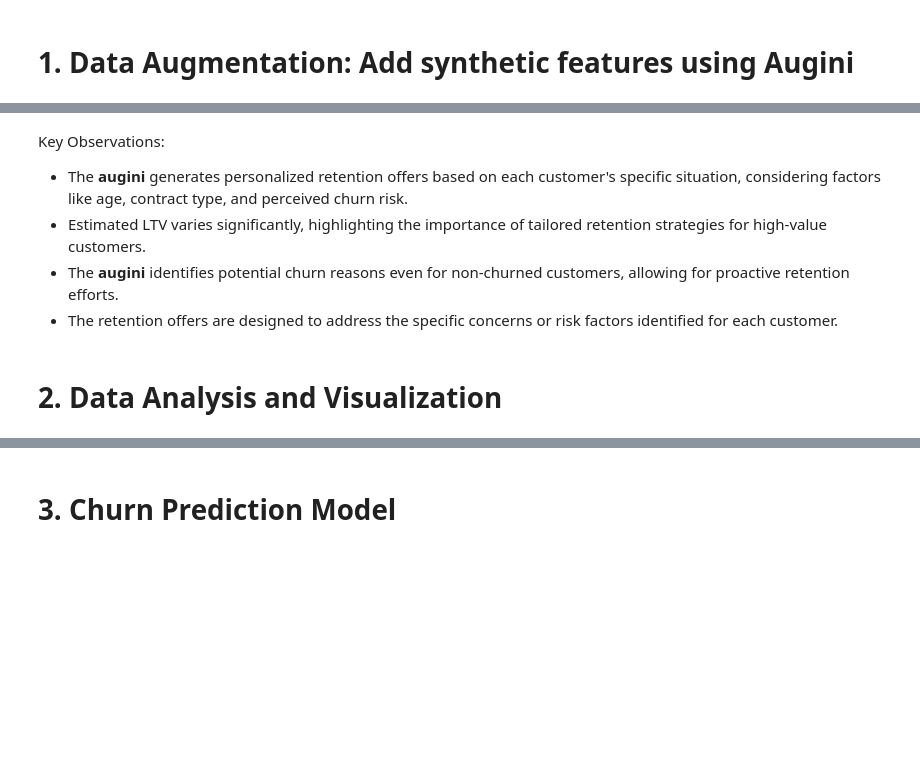
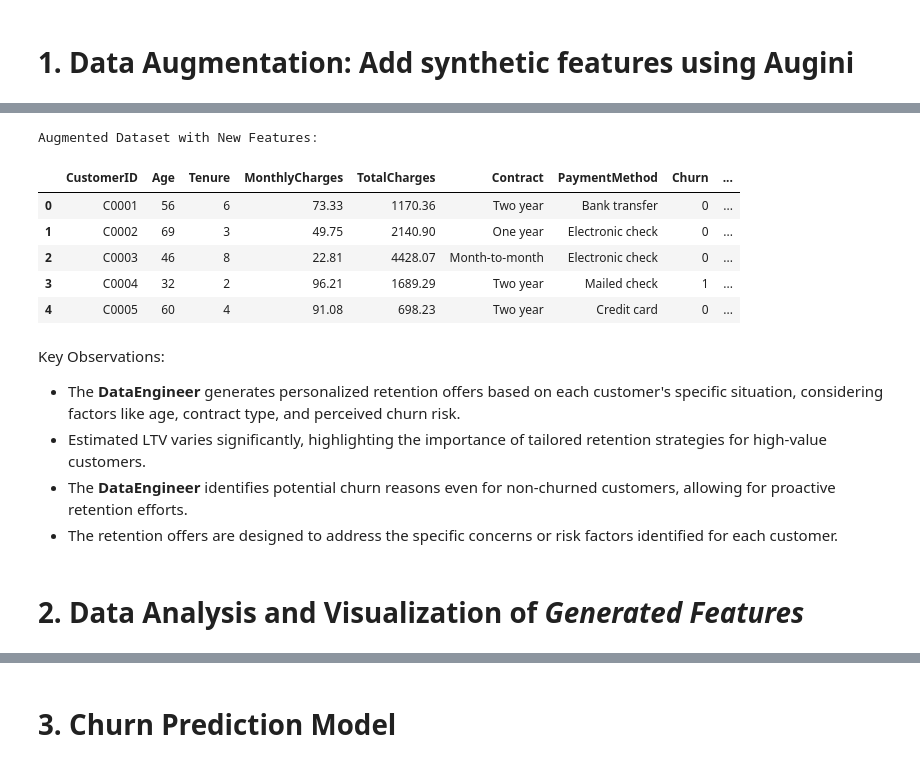
Before and after one commit to tabularis-ai/augini, a Jupyter notebook: examples/augini_example_churn.ipynb, the cells around one changed output, grey strips where cells are left out. Cells and saved outputs as stored; diff of their text form; code cells hidden in the pictures; blank space fills up the shorter version.

```diff
--- a/examples/augini_example_churn.ipynb
+++ b/examples/augini_example_churn.ipynb
@@ -76,12 +151,65 @@ for i in range(3):
+# %%
+# Generate all features at once
+augmented_df = engineer.generate_features(
+    df=df,
+    features=[
+        {
+            'name': 'PredictedOccupation',
+            'description': "Based on the customer's age and monthly spending patterns, suggest a likely occupation",
+            'output_type': 'category'
+        },
+        {
+            'name': 'ChurnReason',
+            'description': 'A likely reason for churn based on customer data',
+            'output_type': 'text'
+        },
+        {
+            'name': 'RetentionOffer',
+            'description': 'A personalized retention offer based on customer profile',
+            'output_type': 'text'
+        },
+        {
+            'name': 'EstimatedLTV',
+            'description': 'Estimated lifetime value in dollars',
+            'output_type': 'float',
+            'constraints': {'min': 0}
+        },
+        {
+            'name': 'PreferredChannel',
+            'description': 'Predicted preferred communication channel',
+            'output_type': 'category',
+            'constraints': {'values': ['Email', 'Phone', 'SMS', 'Mail']}
+        },
+        {
+            'name': 'BestContactTime',
+            'description': 'Best time to contact the customer',
+            'output_type': 'category',
+            'constraints': {'values': ['Morning', 'Afternoon', 'Evening', 'Weekend']}
+        }
+    ],
+    use_sync=False,  # Use async for better performance
+    show_progress=True
+)
+
+print("\nAugmented Dataset with New Features:")
+display(augmented_df.head())
+# %% [output]
+Augmented Dataset with New Features:
+|  | CustomerID | Age | Tenure | MonthlyCharges | TotalCharges | Contract | PaymentMethod | Churn | ... |
+| 0 | C0001 | 56 | 6 | 73.33 | 1170.36 | Two year | Bank transfer | 0 | ... |
+| 1 | C0002 | 69 | 3 | 49.75 | 2140.90 | One year | Electronic check | 0 | ... |
+| 2 | C0003 | 46 | 8 | 22.81 | 4428.07 | Month-to-month | Electronic check | 0 | ... |
+| 3 | C0004 | 32 | 2 | 96.21 | 1689.29 | Two year | Mailed check | 1 | ... |
+| 4 | C0005 | 60 | 4 | 91.08 | 698.23 | Two year | Credit card | 0 | ... |
 # %% [markdown]
 Key Observations:
 
-- The **augini** generates personalized retention offers based on each customer's specific situation, considering factors like age, contract type, and perceived churn risk.
+- The **DataEngineer** generates personalized retention offers based on each customer's specific situation, considering factors like age, contract type, and perceived churn risk.
 - Estimated LTV varies significantly, highlighting the importance of tailored retention strategies for high-value customers.
-- The **augini** identifies potential churn reasons even for non-churned customers, allowing for proactive retention efforts.
+- The **DataEngineer** identifies potential churn reasons even for non-churned customers, allowing for proactive retention efforts.
 - The retention offers are designed to address the specific concerns or risk factors identified for each customer.
 # %% [markdown]
-# 2. Data Analysis and Visualization
+# 2. Data Analysis and Visualization of *Generated Features*
 # %%
 plt.figure(figsize=(16, 12))
 
```
Also changed, not shown: parts of 27 cells of this notebook, 28 other files.
